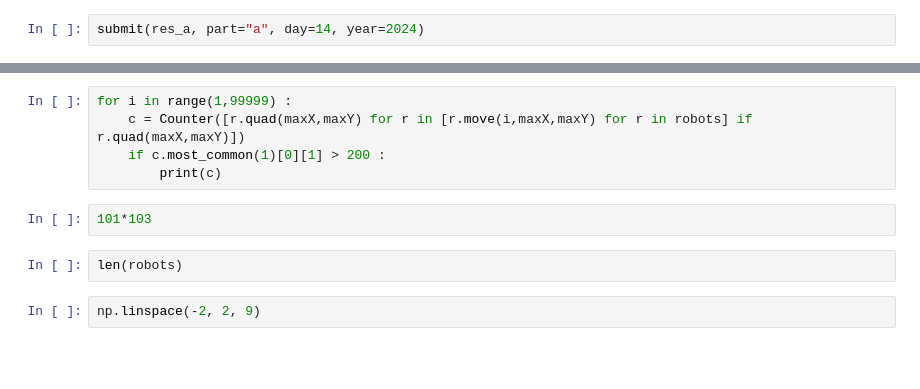
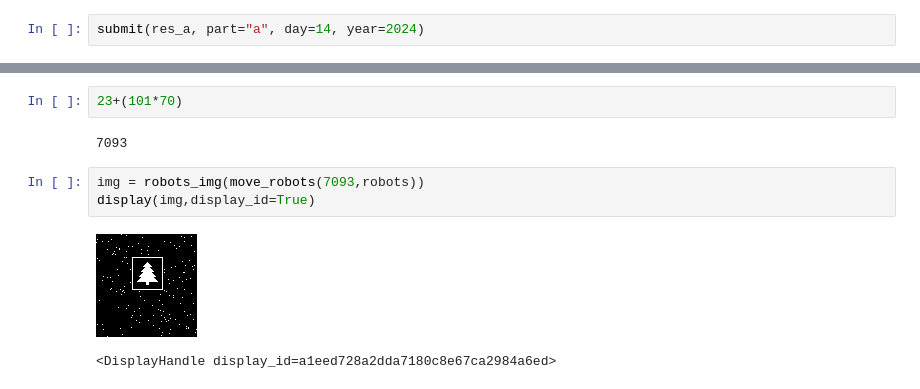
Before and after one commit to alessiomargan/AoC, a Jupyter notebook: 2024/days.ipynb, the cells around one changed output, grey strips where cells are left out. Drawn from its saved outputs; the diff is of its cells as text; blank space fills up the shorter version.

```diff
--- a/2024/days.ipynb
+++ b/2024/days.ipynb
@@ -1667,11 +1650,10 @@ plt.show()
-# %%
-for i in range(1,99999) :
-    c = Counter([r.quad(maxX,maxY) for r in [r.move(i,maxX,maxY) for r in robots] if r.quad(maxX,maxY)])
-    if c.most_common(1)[0][1] > 200 :
-        print(c)
-# %%
-101*103
-# %%
-len(robots)
-# %%
-np.linspace(-2, 2, 9)
+# %%
+23+(101*70)
+# %% [output]
+7093
+# %%
+img = robots_img(move_robots(7093,robots))
+display(img,display_id=True)
+# %% [output]
+[figure, added]
+<DisplayHandle display_id=a1eed728a2dda7180c8e67ca2984a6ed>
```
Also changed, not shown: parts of 12 cells of this notebook, 1 other file.
